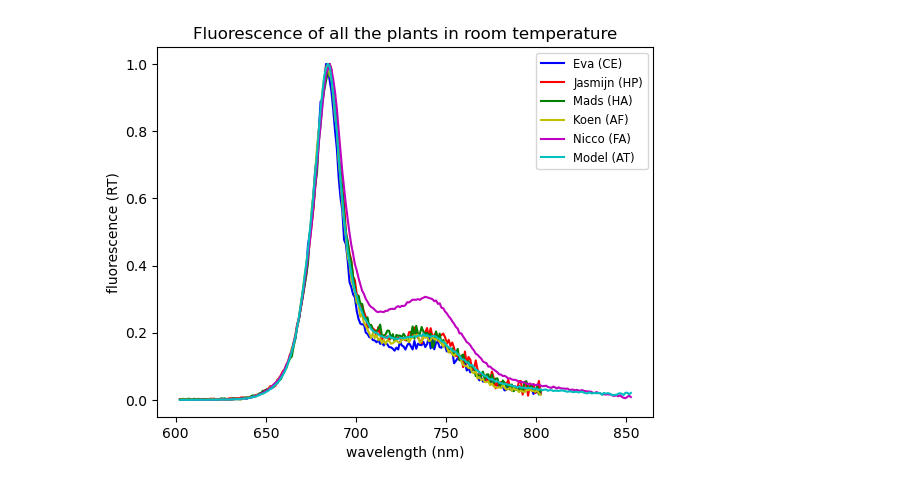
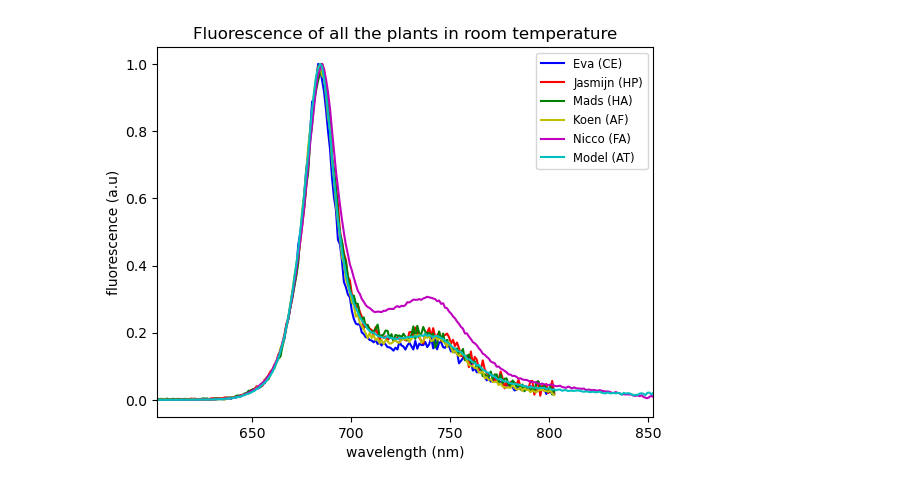
Before and after one commit to KoenDikken/2025-Projects-Team-25-Harvesting-far-red-photons-for-photosynthesis, a Jupyter notebook: Data Analysis/Plots Koen/THplots.ipynb, the cells around one changed output. Cells and saved outputs as stored; diff of their text form; code cells hidden in the pictures.

```diff
--- a/Data Analysis/Plots Koen/THplots.ipynb
+++ b/Data Analysis/Plots Koen/THplots.ipynb
@@ -374,21 +490,22 @@ plt.savefig('Absorptions (all)')
 # %%
 # plotting seventh graph
 
 # RT fluorescence of all plants
 plt.figure(7)
 plt.plot(wv_flRTlist, fl_RTCEnorm, 'b-')
 plt.plot(wv_flRTlist, fl_RTHPnorm, 'r-')
 plt.plot(wv_flRTlist, fl_RTHAnorm, 'g-')
 plt.plot(wv_flRTlist, fl_RTAFnorm, 'y-')
 plt.plot(wv_flLTlist, fl_RTFAnorm, 'm-')
 plt.plot(wv_flLTlist, fl_RTATnorm, 'c-')
 plt.xlabel('wavelength (nm)')
-plt.ylabel('fluorescence (RT)')
+plt.ylabel('fluorescence (a.u)')
+plt.xlim(602.3083, 852.6883)
 plt.title('Fluorescence of all the plants in room temperature')
 plt.legend(['Eva (CE)', 'Jasmijn (HP)', 'Mads (HA)', 'Koen (AF)', 'Nicco (FA)', 'Model (AT)'], fontsize='small')
 plt.savefig('Fluorescence (RT) (all)')
 # %% [output]
-[figure, old version]
+[figure, new version]
 # %%
 # plotting eighth graph
 
```
Also changed, not shown: parts of 15 cells of this notebook, 5 other files.
